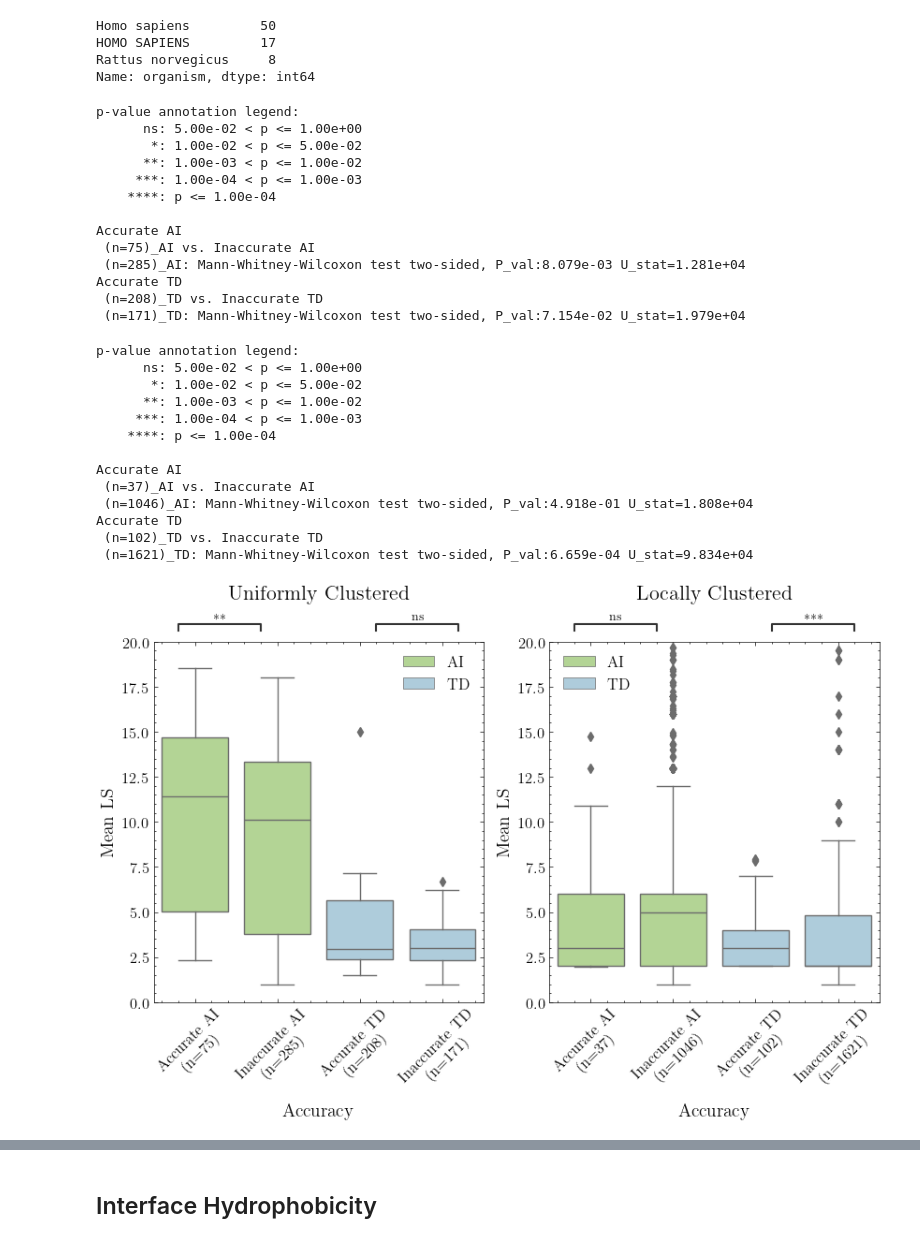
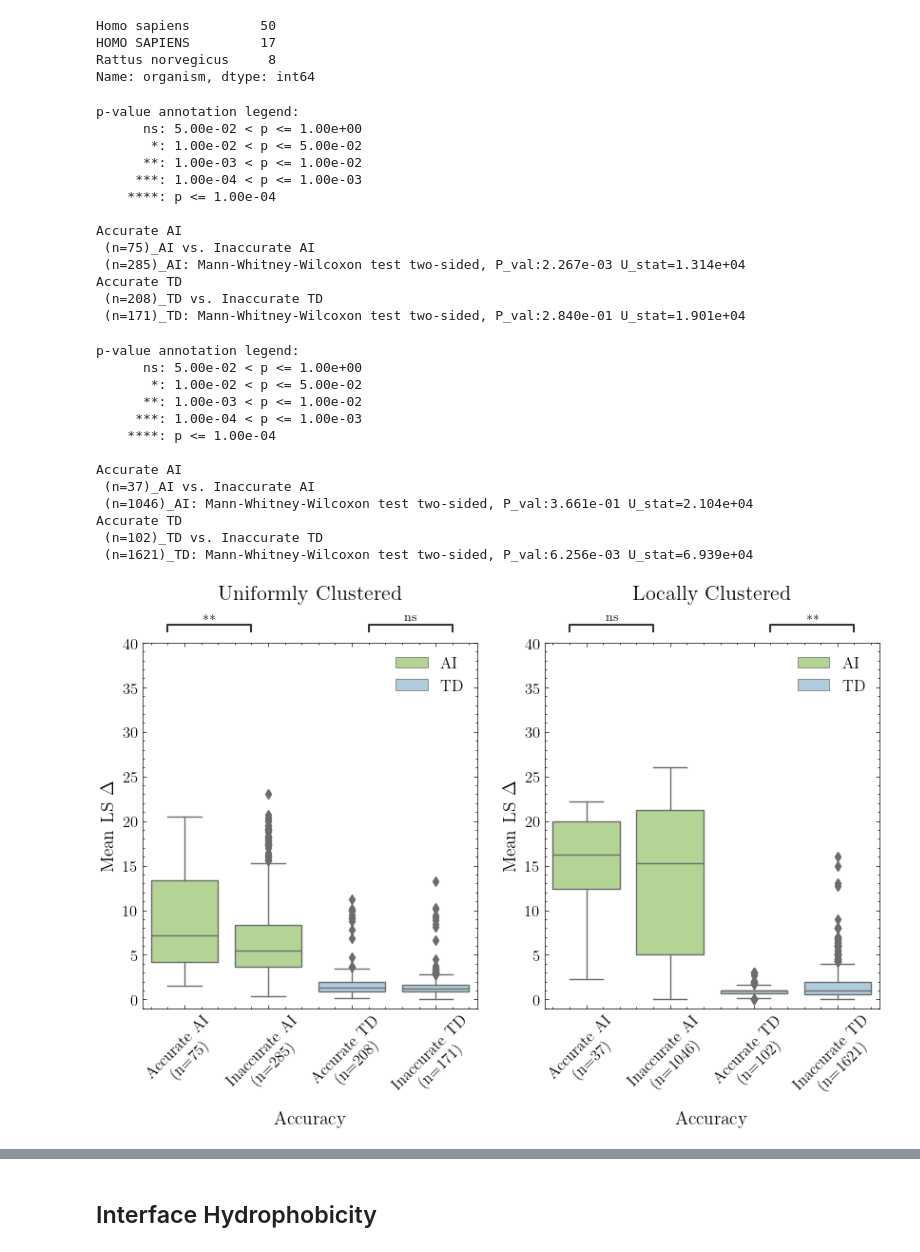
Before and after one commit to bperkinsj/autoinhibition_and_alphafold2, a Jupyter notebook: structure_feature_performance2.ipynb, the cells around one changed output, grey strips where cells are left out. Drawn from its saved outputs; the diff is of its cells as text; code cells hidden in the pictures.

```diff
--- a/structure_feature_performance2.ipynb
+++ b/structure_feature_performance2.ipynb
@@ -267,3 +269,5 @@ lineage.head()
+# %%
+md_lineage['lineage_dif'] = abs(md_lineage['uniprot_lineage_length'] - md_lineage['cluster_lineage_length'])
 # %%
 lineage = lineage.drop(columns=['cf_filename', 'uniref', 'taxonId', 'uniprot_lineage', 'cluster_lineage'])
 rmsds = rmsds[['uniprot', 'pdb', 'cluster', grmsd, imfd]]
@@ -274,14 +278,14 @@ md_rmsds = md_rmsds[['uniprot', 'pdb', 'cluster', grmsd, imfd]]
 lineage = lineage[lineage['lineage_score'] != 0]
 md_lineage = md_lineage[md_lineage['lineage_score'] != 0]
 # %%
-var = lineage.groupby(['uniprot', 'cluster'])['lineage_score'].transform('var')
-lineage['LS Var.'] = var
-mean = lineage.groupby(['uniprot', 'cluster'])['lineage_score'].transform('mean')
-lineage['Mean LS'] = mean
-max = lineage.groupby(['uniprot', 'cluster'])['lineage_score'].transform('max')
-lineage['LS Max'] = max
-count = lineage.groupby(['uniprot', 'cluster'])['lineage_score'].transform('count')
+var = lineage.groupby(['uniprot', 'cluster'])['lineage_dif'].transform('var')
+lineage['LS $\Delta$ Var.'] = var
+mean = lineage.groupby(['uniprot', 'cluster'])['lineage_dif'].transform('mean')
+lineage['Mean LS $\Delta$'] = mean
+max = lineage.groupby(['uniprot', 'cluster'])['lineage_dif'].transform('max')
+lineage['LS $\Delta$ Max'] = max
+count = lineage.groupby(['uniprot', 'cluster'])['lineage_dif'].transform('count')
 lineage['Number of Seqs.'] = count
 mean_perc = lineage.groupby(['uniprot', 'cluster'])['percent_complete'].transform('mean')
 lineage['Mean \% Seq. Completeness'] = mean_perc
-lineage = lineage.drop(columns=['lineage_score', 'percent_complete', 'uniprot_lineage_length', 'cluster_lineage_length']).drop_duplicates().reset_index(drop=True)
+lineage = lineage.drop(columns=['lineage_score', 'percent_complete', 'uniprot_lineage_length', 'cluster_lineage_length', 'lineage_dif']).drop_duplicates().reset_index(drop=True)
@@ -290,17 +303,17 @@ lineage.shape
 # %% [output]
 (1443, 7)
 # %%
-md_var = md_lineage.groupby(['uniprot', 'cluster'])['lineage_score'].transform('var')
-md_lineage['LS Var.'] = md_var
-md_mean = md_lineage.groupby(['uniprot', 'cluster'])['lineage_score'].transform('mean')
-md_lineage['Mean LS'] = md_mean
-md_max = md_lineage.groupby(['uniprot', 'cluster'])['lineage_score'].transform('max')
-md_lineage['LS Max'] = md_max
-md_count = md_lineage.groupby(['uniprot', 'cluster'])['lineage_score'].transform('count')
+md_var = md_lineage.groupby(['uniprot', 'cluster'])['lineage_dif'].transform('var')
+md_lineage['LS $\Delta$ Var.'] = md_var
+md_mean = md_lineage.groupby(['uniprot', 'cluster'])['lineage_dif'].transform('mean')
+md_lineage['Mean LS $\Delta$'] = md_mean
+md_max = md_lineage.groupby(['uniprot', 'cluster'])['lineage_dif'].transform('max')
+md_lineage['LS $\Delta$ Max'] = md_max
+md_count = md_lineage.groupby(['uniprot', 'cluster'])['lineage_dif'].transform('count')
 md_lineage['Number of Seqs.'] = md_count
 md_mean_perc = md_lineage.groupby(['uniprot', 'cluster'])['percent_complete'].transform('mean')
 md_lineage['Mean \% Seq. Completeness'] = md_mean_perc
-md_lineage = md_lineage.drop(columns=['lineage_score', 'percent_complete', 'uniprot_lineage_length', 'cluster_lineage_length']).drop_duplicates().reset_index(drop=True)
+md_lineage = md_lineage.drop(columns=['lineage_score', 'percent_complete', 'uniprot_lineage_length', 'cluster_lineage_length', 'lineage_dif']).drop_duplicates().reset_index(drop=True)
 # %%
 md_lineage.shape
 # %% [output]
@@ -458,8 +494,8 @@ Rattus norvegicus     8
 Name: organism, dtype: int64
 # %%
 fig, axes = plt.subplots(1, 2, figsize=(10, 5))
-axes[0].set_ylim(0, 20)
-axes[1].set_ylim(0, 20)
+axes[0].set_ylim(-1, 40)
+axes[1].set_ylim(-1, 40)
 
 axi = axes.flatten()
 
@@ -472,43 +508,43 @@ pairs2 = [[(acc_ai_lc, 'AI'), (inacc_ai_lc, 'AI')],
             [(acc_td_lc, 'TD'), (inacc_td_lc, 'TD')]]
 # plot_lineage(acc_both_only_u, axes[0], colors, 'Type', 'Mean LS', 'Type', order, pairs)
 # plot_lineage(only_u, axes[0], accuracy_palette, 'Type', 'Mean LS', 'Accuracy', order, pairs)
-plot_lineage(only_u, axes[0], colors, 'Accuracy', 'Mean LS', 'Type', order1, pairs1)
-plot_lineage(non_u, axes[1], colors, 'Accuracy', 'Mean LS', 'Type', order2, pairs2)
+plot_lineage(only_u, axes[0], colors, 'Accuracy', 'Mean LS $\Delta$', 'Type', order1, pairs1)
+plot_lineage(non_u, axes[1], colors, 'Accuracy', 'Mean LS $\Delta$', 'Type', order2, pairs2)
 
 cols = ['Uniformly Clustered', 'Locally Clustered']
 
 pad = 5
 for ax, col in zip(axes, cols):
     ax.annotate(col, xy=(0.5, 1.1), xytext=(0, pad),
                 xycoords='axes fraction', textcoords='offset points',
                 size=16, ha='center', va='baseline')
 
 plt.savefig('./project_pipeline/data/figures/mean_ls.png', dpi=300, bbox_inches='tight')
 # %% [output]
 p-value annotation legend:
       ns: 5.00e-02 < p <= 1.00e+00
        *: 1.00e-02 < p <= 5.00e-02
       **: 1.00e-03 < p <= 1.00e-02
      ***: 1.00e-04 < p <= 1.00e-03
     ****: p <= 1.00e-04
 
 Accurate AI
  (n=75)_AI vs. Inaccurate AI
- (n=285)_AI: Mann-Whitney-Wilcoxon test two-sided, P_val:8.079e-03 U_stat=1.281e+04
+ (n=285)_AI: Mann-Whitney-Wilcoxon test two-sided, P_val:2.267e-03 U_stat=1.314e+04
 Accurate TD
  (n=208)_TD vs. Inaccurate TD
- (n=171)_TD: Mann-Whitney-Wilcoxon test two-sided, P_val:7.154e-02 U_stat=1.979e+04
+ (n=171)_TD: Mann-Whitney-Wilcoxon test two-sided, P_val:2.840e-01 U_stat=1.901e+04
 p-value annotation legend:
       ns: 5.00e-02 < p <= 1.00e+00
        *: 1.00e-02 < p <= 5.00e-02
       **: 1.00e-03 < p <= 1.00e-02
      ***: 1.00e-04 < p <= 1.00e-03
     ****: p <= 1.00e-04
 
 Accurate AI
  (n=37)_AI vs. Inaccurate AI
- (n=1046)_AI: Mann-Whitney-Wilcoxon test two-sided, P_val:4.918e-01 U_stat=1.808e+04
+ (n=1046)_AI: Mann-Whitney-Wilcoxon test two-sided, P_val:3.661e-01 U_stat=2.104e+04
 Accurate TD
  (n=102)_TD vs. Inaccurate TD
- (n=1621)_TD: Mann-Whitney-Wilcoxon test two-sided, P_val:6.659e-04 U_stat=9.834e+04
+ (n=1621)_TD: Mann-Whitney-Wilcoxon test two-sided, P_val:6.256e-03 U_stat=6.939e+04
-[figure, old version]
+[figure, new version]
```
Also changed, not shown: parts of 20 cells of this notebook, 12 other files.
